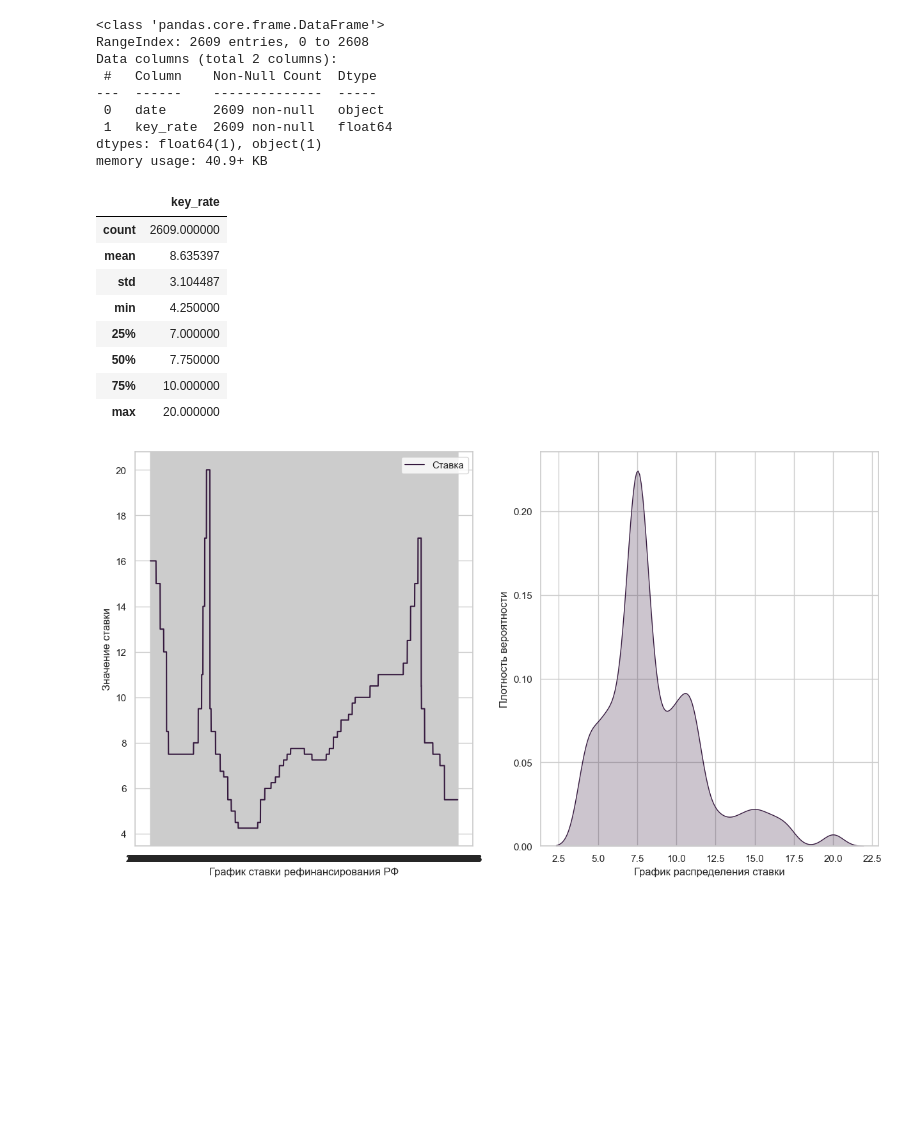
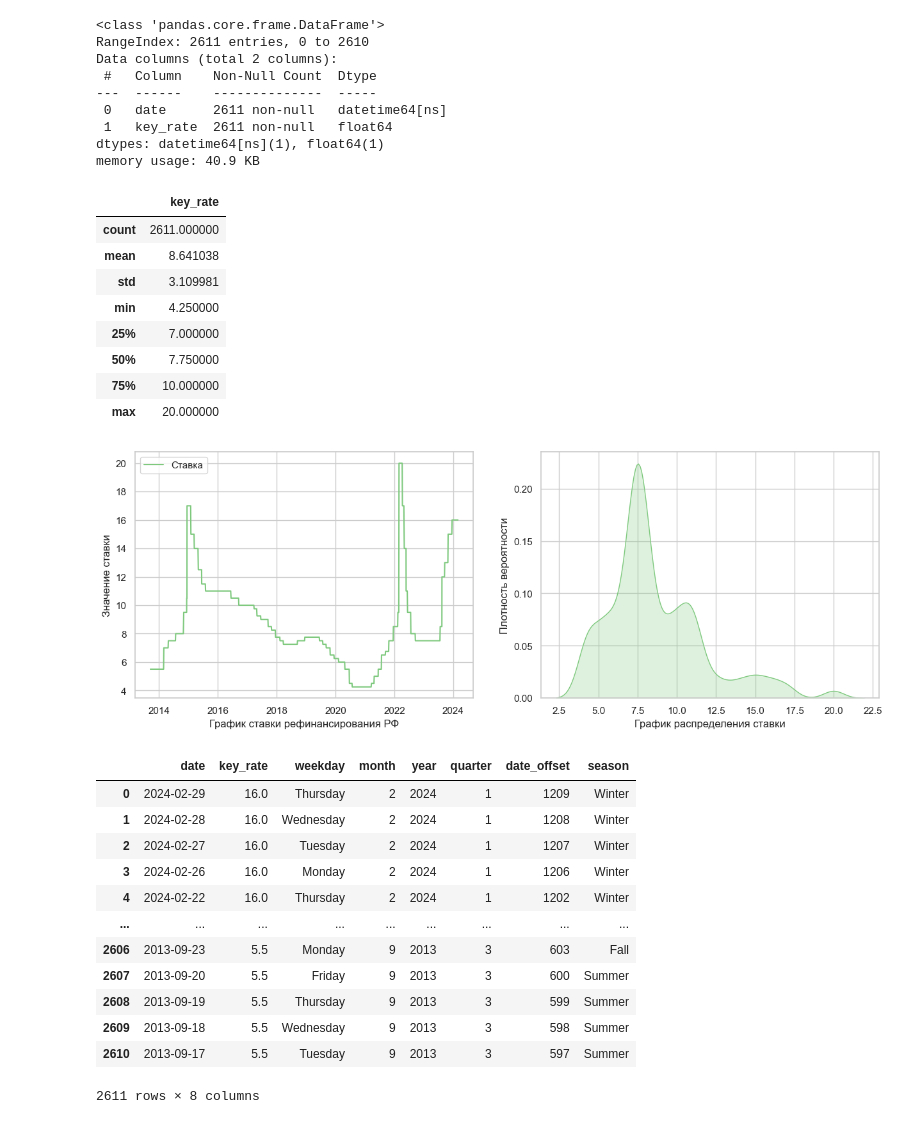
Before and after one commit to myxa95/01_Prediction_of_the_key_rate_in_the_Russian_Federation, a Jupyter notebook: notebooks/Parcer_CB_RF.ipynb, the cells around one changed output. Cells and saved outputs as stored; diff of their text form; code cells hidden in the pictures; blank space fills up the shorter version.

```diff
--- a/notebooks/Parcer_CB_RF.ipynb
+++ b/notebooks/Parcer_CB_RF.ipynb
@@ -24,47 +25,48 @@ df['Дата'] = pd.to_datetime(df['Дата'], dayfirst=True).dt.strftime('%d.%
 
 #Перенаименование столбцов
 df.columns = ['date', 'key_rate']
+df['date'] = pd.to_datetime(df['date'], dayfirst=True)
 # %%
 #Общая информацию о датафрейме
 df.info()
 # %% [output]
 <class 'pandas.core.frame.DataFrame'>
-RangeIndex: 2609 entries, 0 to 2608
+RangeIndex: 2611 entries, 0 to 2610
 Data columns (total 2 columns):
  #   Column    Non-Null Count  Dtype
 ---  ------    --------------  -----
- 0   date      2609 non-null   object
- 1   key_rate  2609 non-null   float64
-dtypes: float64(1), object(1)
-memory usage: 40.9+ KB
+ 0   date      2611 non-null   datetime64[ns]
+ 1   key_rate  2611 non-null   float64
+dtypes: datetime64[ns](1), float64(1)
+memory usage: 40.9 KB
 # %%
 #Jсновные описательные статистики для числовых признаков
 df.iloc[:, 1:].describe()
 # %% [output]
 |  | key_rate |
-| count | 2609.000000 |
-| mean | 8.635397 |
-| std | 3.104487 |
+| count | 2611.000000 |
+| mean | 8.641038 |
+| std | 3.109981 |
 | min | 4.250000 |
 | 25% | 7.000000 |
 | 50% | 7.750000 |
 | 75% | 10.000000 |
 | max | 20.000000 |
 # %%
-figure, axes = plt.subplots(1, 2, figsize=(15, 8))
+figure, axes = plt.subplots(1, 2, figsize=(15, 5))
 
 sns.set_theme(style="whitegrid", palette="Accent")
 
 sns.lineplot(x='date', y='key_rate', data=df, label='Ставка', ax=axes[0])
 axes[0].set_xlabel('График ставки рефинансирования РФ')
 axes[0].set_ylabel('Значение ставки')
 axes[0].legend(loc='best')
 axes[0].grid(True)
 
 sns.kdeplot(x=df['key_rate'], ax=axes[1], fill=True)
 axes[1].grid(True)
 axes[1].set_xlabel('График распределения ставки')
 axes[1].set_ylabel('Плотность вероятности')
 plt.show()
 # %% [output]
-[figure, old version]
+[figure, new version]
@@ -70,0 +90,16 @@ plt.show()
+# %%
+df_features
+# %% [output]
+|  | date | key_rate | weekday | month | year | quarter | date_offset | season |
+| 0 | 2024-02-29 | 16.0 | Thursday | 2 | 2024 | 1 | 1209 | Winter |
+| 1 | 2024-02-28 | 16.0 | Wednesday | 2 | 2024 | 1 | 1208 | Winter |
+| 2 | 2024-02-27 | 16.0 | Tuesday | 2 | 2024 | 1 | 1207 | Winter |
+| 3 | 2024-02-26 | 16.0 | Monday | 2 | 2024 | 1 | 1206 | Winter |
+| 4 | 2024-02-22 | 16.0 | Thursday | 2 | 2024 | 1 | 1202 | Winter |
+| ... | ... | ... | ... | ... | ... | ... | ... | ... |
+| 2606 | 2013-09-23 | 5.5 | Monday | 9 | 2013 | 3 | 603 | Fall |
+| 2607 | 2013-09-20 | 5.5 | Friday | 9 | 2013 | 3 | 600 | Summer |
+| 2608 | 2013-09-19 | 5.5 | Thursday | 9 | 2013 | 3 | 599 | Summer |
+| 2609 | 2013-09-18 | 5.5 | Wednesday | 9 | 2013 | 3 | 598 | Summer |
+| 2610 | 2013-09-17 | 5.5 | Tuesday | 9 | 2013 | 3 | 597 | Summer |
+2611 rows × 8 columns
```
Also changed, not shown: parts of 2 cells of this notebook.
